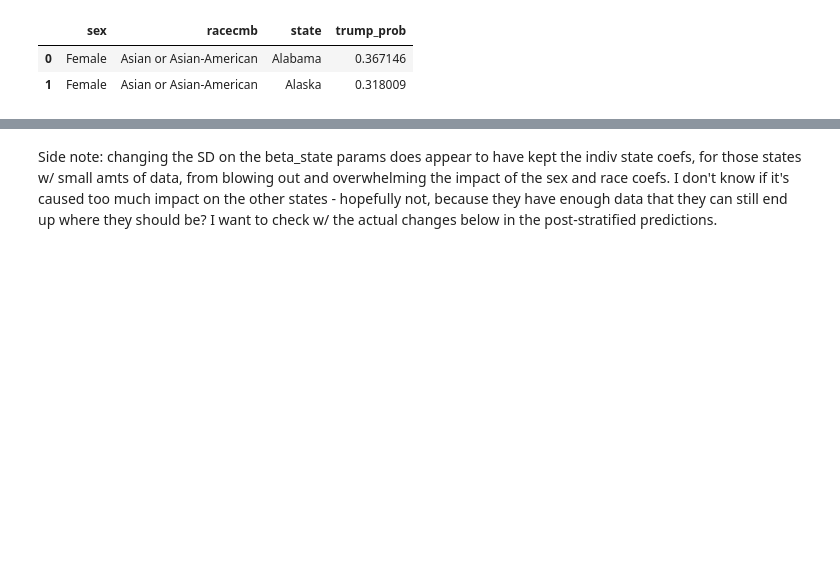
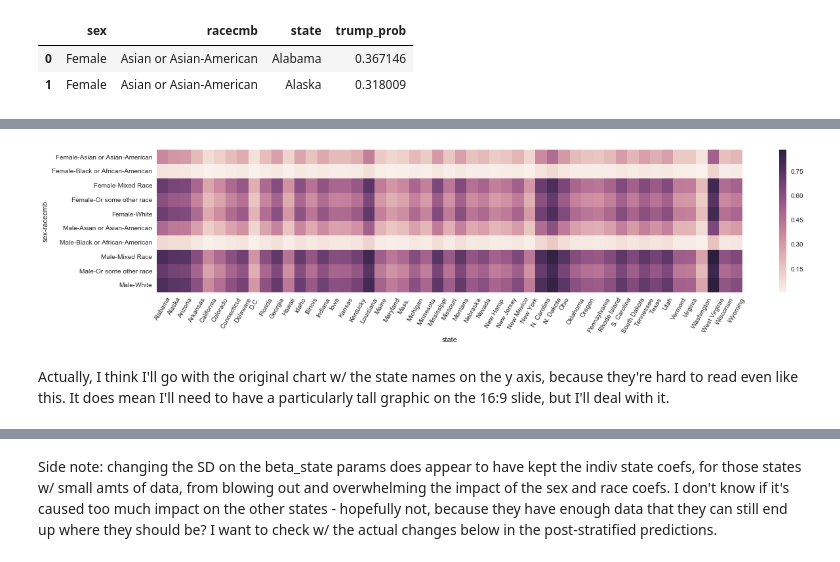
Before and after one commit to aenfield/Data512, a Jupyter notebook: project/MRP_Presidential_Election_2016.ipynb, the cells around one changed output, grey strips where cells are left out. Saved outputs shown, nothing was run; the diff lists cells and outputs as text; code cells hidden in the pictures; blank space fills up the shorter version.

Commit message:
Added additional heatmap generation and updated aesthetics for the one I'm using in the ppt.

```diff
--- a/project/MRP_Presidential_Election_2016.ipynb
+++ b/project/MRP_Presidential_Election_2016.ipynb
@@ -394,0 +414,9 @@ sns.heatmap(all_cells.pivot_table(columns=['sex','racecmb'],index='state',values
+# %%
+plt.figure(figsize=(20,4))
+ax = sns.heatmap(trump_probs)
+for tick in ax.get_xticklabels():
+    tick.set_rotation(60)
+# %% [output]
+[figure, added]
+# %% [markdown]
+Actually, I think I'll go with the original chart w/ the state names on the y axis, because they're hard to read even like this. It does mean I'll need to have a particularly tall graphic on the 16:9 slide, but I'll deal with it.
```
Also changed, not shown: parts of 6 cells of this notebook.
